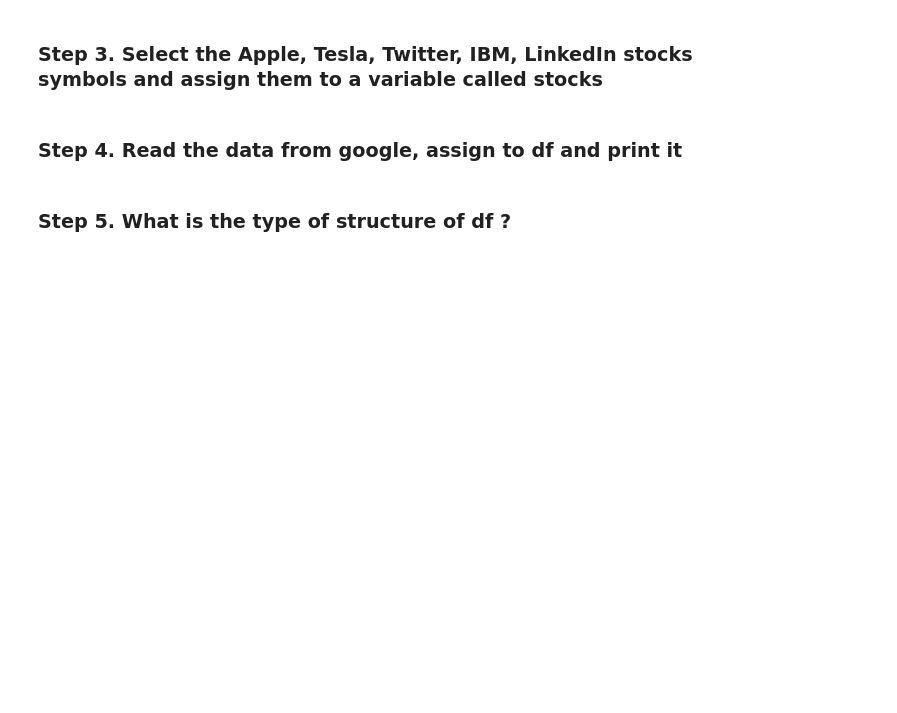
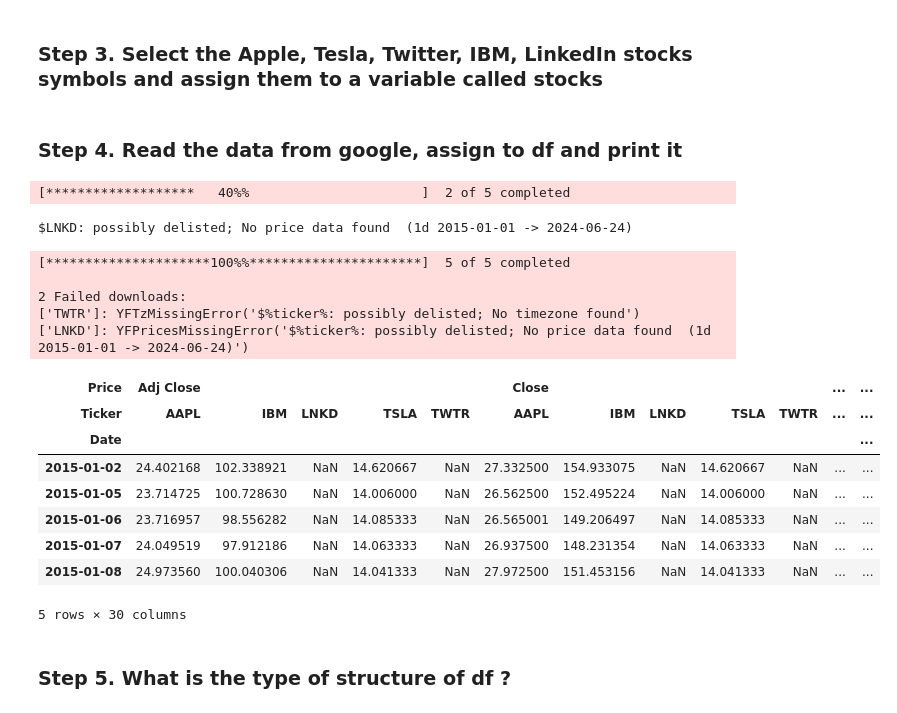
Before and after one commit to zinduaschool/pandasweeklyproject-BettyKagendo, a Jupyter notebook: 09_Time_Series/Getting_Financial_Data/Exercises.ipynb, the cells around one changed output. Cells and saved outputs as stored; diff of their text form; code cells hidden in the pictures; blank space fills up the shorter version.

```diff
--- a/09_Time_Series/Getting_Financial_Data/Exercises.ipynb
+++ b/09_Time_Series/Getting_Financial_Data/Exercises.ipynb
@@ -33,4 +53,24 @@ ModuleNotFoundError: No module named 'pandas.io.data'
 # %% [markdown]
 ### Step 4. Read the data from google, assign to df and print it
+# %%
+stock_data = yf.download(stocks, start = '2015-01-01', end ='2024-06-24')
+stock_data.head()
+# %% [output]
+[*******************   40%%                      ]  2 of 5 completed
+$LNKD: possibly delisted; No price data found  (1d 2015-01-01 -> 2024-06-24)
+[*********************100%%**********************]  5 of 5 completed
+
+2 Failed downloads:
+['TWTR']: YFTzMissingError('$%ticker%: possibly delisted; No timezone found')
+['LNKD']: YFPricesMissingError('$%ticker%: possibly delisted; No price data found  (1d 2015-01-01 -> 2024-06-24)')
+| Price | Adj Close |  |  |  |  | Close |  |  |  |  | ... | ... |
+| Ticker | AAPL | IBM | LNKD | TSLA | TWTR | AAPL | IBM | LNKD | TSLA | TWTR | ... | ... |
+| Date |  |  |  |  |  |  |  |  |  |  |  | ... |
+| 2015-01-02 | 24.402168 | 102.338921 | NaN | 14.620667 | NaN | 27.332500 | 154.933075 | NaN | 14.620667 | NaN | ... | ... |
+| 2015-01-05 | 23.714725 | 100.728630 | NaN | 14.006000 | NaN | 26.562500 | 152.495224 | NaN | 14.006000 | NaN | ... | ... |
+| 2015-01-06 | 23.716957 | 98.556282 | NaN | 14.085333 | NaN | 26.565001 | 149.206497 | NaN | 14.085333 | NaN | ... | ... |
+| 2015-01-07 | 24.049519 | 97.912186 | NaN | 14.063333 | NaN | 26.937500 | 148.231354 | NaN | 14.063333 | NaN | ... | ... |
+| 2015-01-08 | 24.973560 | 100.040306 | NaN | 14.041333 | NaN | 27.972500 | 151.453156 | NaN | 14.041333 | NaN | ... | ... |
+5 rows × 30 columns
 # %% [markdown]
 ### Step 5.  What is the type of structure of df ?
```
Also changed, not shown: parts of 14 cells of this notebook.
